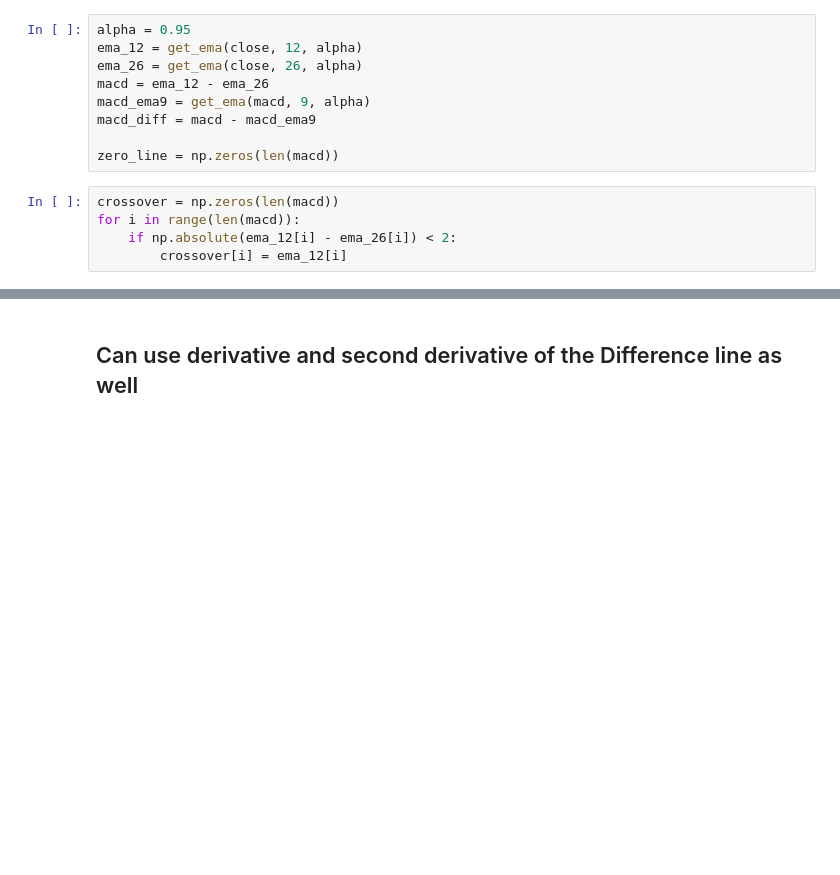
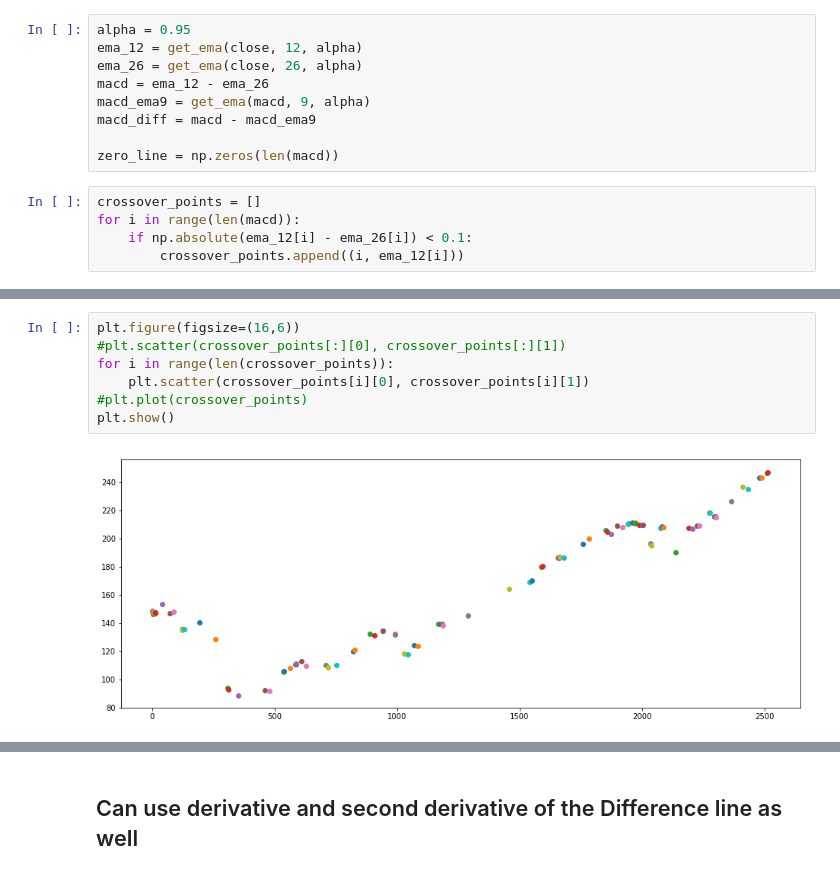
Before and after one commit to arnokha/stock_play, a Jupyter notebook: 18_MACD.ipynb, the cells around one changed output, grey strips where cells are left out. Saved outputs shown, nothing was run; the diff lists cells and outputs as text; blank space fills up the shorter version.

```diff
--- a/18_MACD.ipynb
+++ b/18_MACD.ipynb
@@ -132,7 +132,7 @@ macd_diff = macd - macd_ema9
 
 zero_line = np.zeros(len(macd))
 # %%
-crossover = np.zeros(len(macd))
+crossover_points = []
 for i in range(len(macd)):
-    if np.absolute(ema_12[i] - ema_26[i]) < 2:
-        crossover[i] = ema_12[i]
+    if np.absolute(ema_12[i] - ema_26[i]) < 0.1:
+        crossover_points.append((i, ema_12[i]))
@@ -139 +149,10 @@ for i in range(len(macd)):
+# %%
+plt.figure(figsize=(16,6))
+#plt.scatter(crossover_points[:][0], crossover_points[:][1])
+for i in range(len(crossover_points)):
+    plt.scatter(crossover_points[i][0], crossover_points[i][1])
+#plt.plot(crossover_points)
+plt.show()
+# %% [output]
+[figure, added]
 # %%
```
Also changed, not shown: parts of 10 cells of this notebook.
